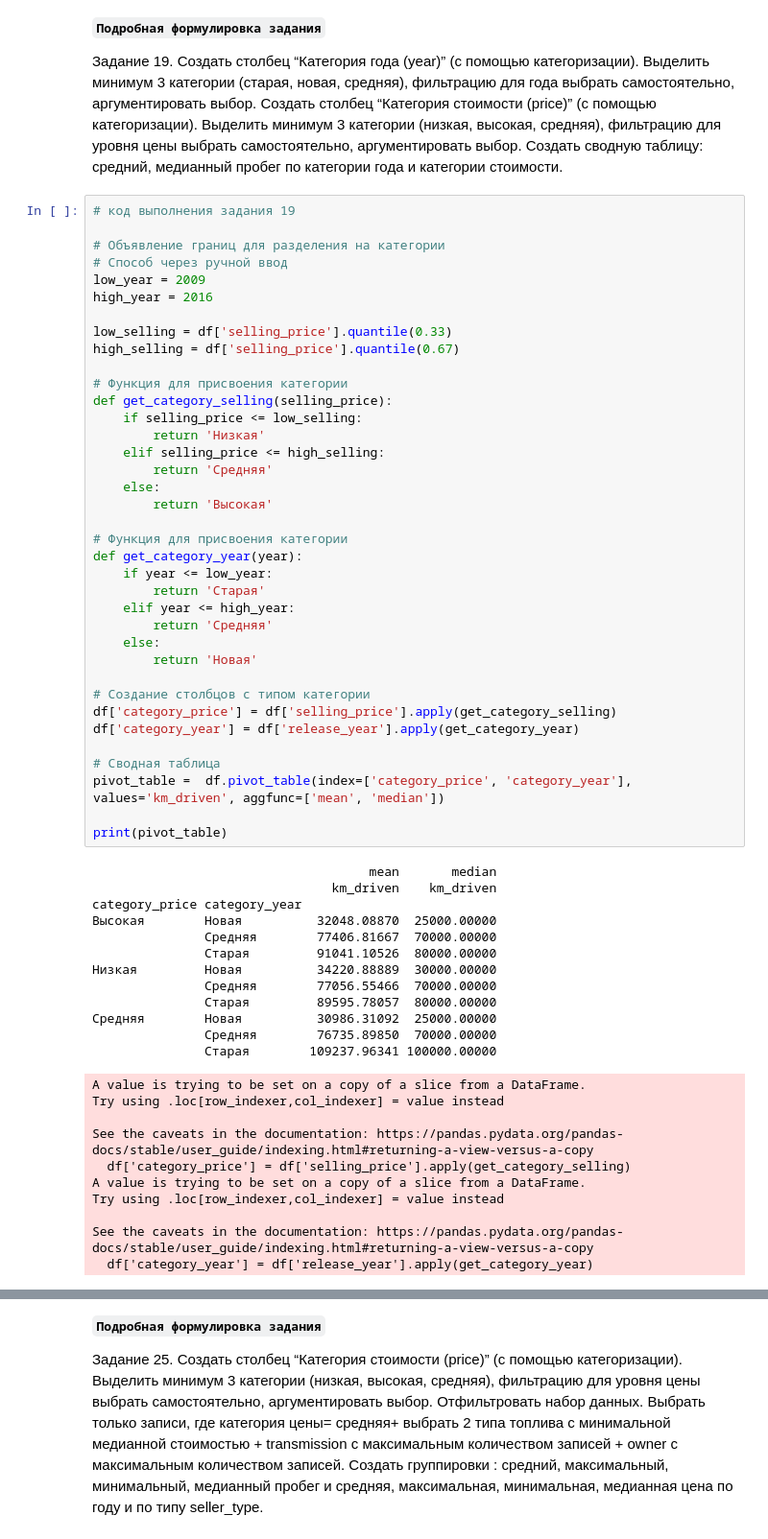
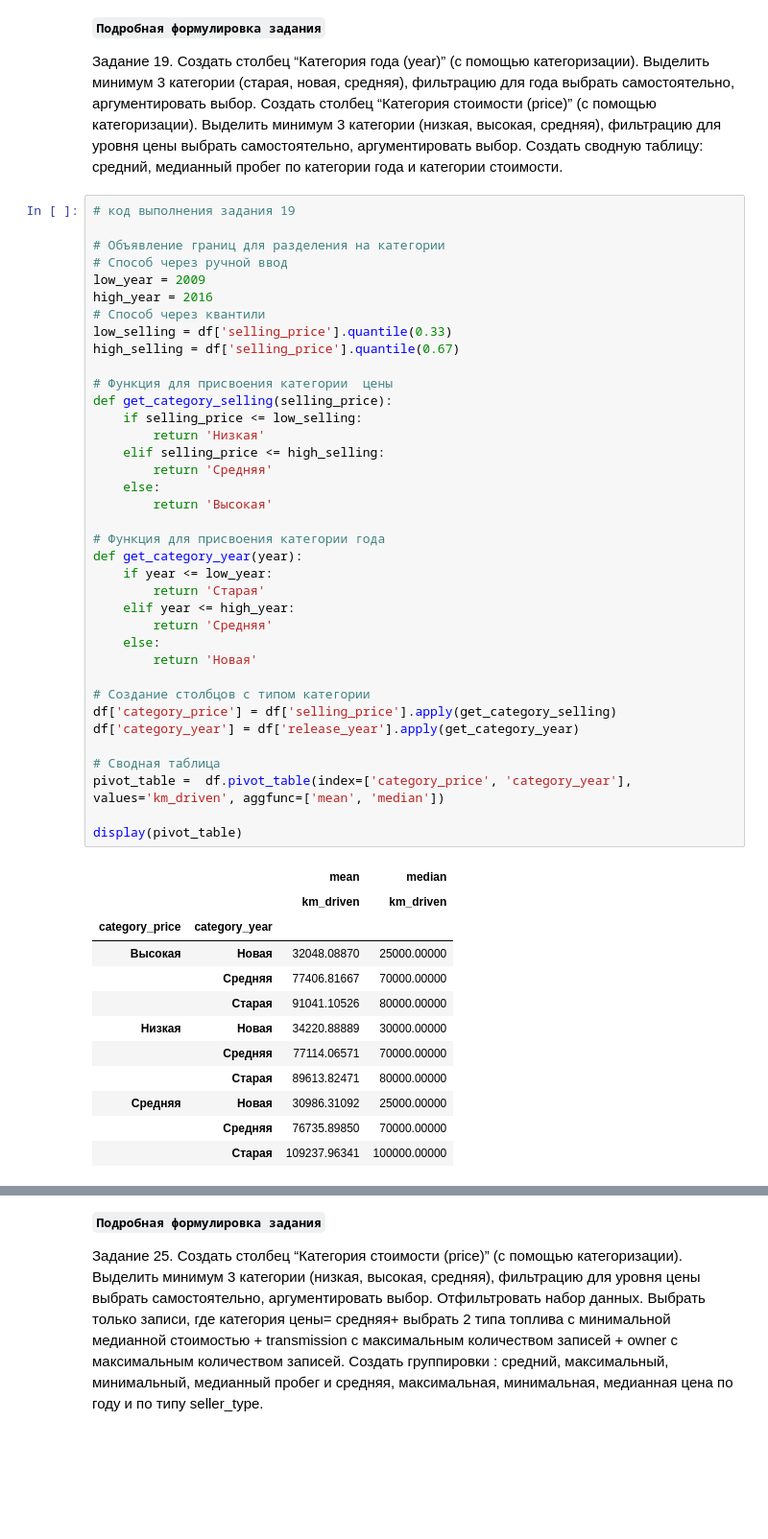
Before and after one commit to Birobizhan/introduction_data_analysis, a Jupyter notebook: lab1/ЛР1_Федоров_9.ipynb, the cells around one changed output, grey strips where cells are left out. Shown: that part at 96% size. Drawn from its saved outputs; the diff is of its cells as text; blank space fills up the shorter version.

```diff
--- a/lab1/ЛР1_Федоров_9.ipynb
+++ b/lab1/ЛР1_Федоров_9.ipynb
@@ -781,59 +728,49 @@ See the caveats in the documentation: https://pandas.pydata.org/pandas-docs/stab
 # Способ через ручной ввод
 low_year = 2009
 high_year = 2016
-
+# Способ через квантили
 low_selling = df['selling_price'].quantile(0.33)
 high_selling = df['selling_price'].quantile(0.67)
 
-# Функция для присвоения категории
+# Функция для присвоения категории  цены
 def get_category_selling(selling_price):
     if selling_price <= low_selling:
         return 'Низкая'
     elif selling_price <= high_selling:
         return 'Средняя'
     else:
         return 'Высокая'
 
-# Функция для присвоения категории
+# Функция для присвоения категории года
 def get_category_year(year):
     if year <= low_year:
         return 'Старая'
     elif year <= high_year:
         return 'Средняя'
     else:
         return 'Новая'
 
 # Создание столбцов с типом категории
 df['category_price'] = df['selling_price'].apply(get_category_selling)
 df['category_year'] = df['release_year'].apply(get_category_year)
 
 # Сводная таблица
 pivot_table =  df.pivot_table(index=['category_price', 'category_year'], values='km_driven', aggfunc=['mean', 'median'])
 
-print(pivot_table)
+display(pivot_table)
 # %% [output]
-                                     mean       median
-                                km_driven    km_driven
-category_price category_year
-Высокая        Новая          32048.08870  25000.00000
-               Средняя        77406.81667  70000.00000
-               Старая         91041.10526  80000.00000
-Низкая         Новая          34220.88889  30000.00000
-               Средняя        77056.55466  70000.00000
-               Старая         89595.78057  80000.00000
-Средняя        Новая          30986.31092  25000.00000
-               Средняя        76735.89850  70000.00000
-               Старая        109237.96341 100000.00000
-A value is trying to be set on a copy of a slice from a DataFrame.
-Try using .loc[row_indexer,col_indexer] = value instead
-
-See the caveats in the documentation: https://pandas.pydata.org/pandas-docs/stable/user_guide/indexing.html#returning-a-view-versus-a-copy
-  df['category_price'] = df['selling_price'].apply(get_category_selling)
-A value is trying to be set on a copy of a slice from a DataFrame.
-Try using .loc[row_indexer,col_indexer] = value instead
-
-See the caveats in the documentation: https://pandas.pydata.org/pandas-docs/stable/user_guide/indexing.html#returning-a-view-versus-a-copy
-  df['category_year'] = df['release_year'].apply(get_category_year)
+|  |  | mean | median |
+|  |  | km_driven | km_driven |
+| category_price | category_year |  |  |
+| Высокая | Новая | 32048.08870 | 25000.00000 |
+|  | Средняя | 77406.81667 | 70000.00000 |
+|  | Старая | 91041.10526 | 80000.00000 |
+| Низкая | Новая | 34220.88889 | 30000.00000 |
+|  | Средняя | 77114.06571 | 70000.00000 |
+|  | Старая | 89613.82471 | 80000.00000 |
+| Средняя | Новая | 30986.31092 | 25000.00000 |
+|  | Средняя | 76735.89850 | 70000.00000 |
+|  | Старая | 109237.96341 | 100000.00000 |
 # %% [markdown]
 #### Выводы по заданию 19
 
```
Also changed, not shown: parts of 34 cells of this notebook, 1 other file.
